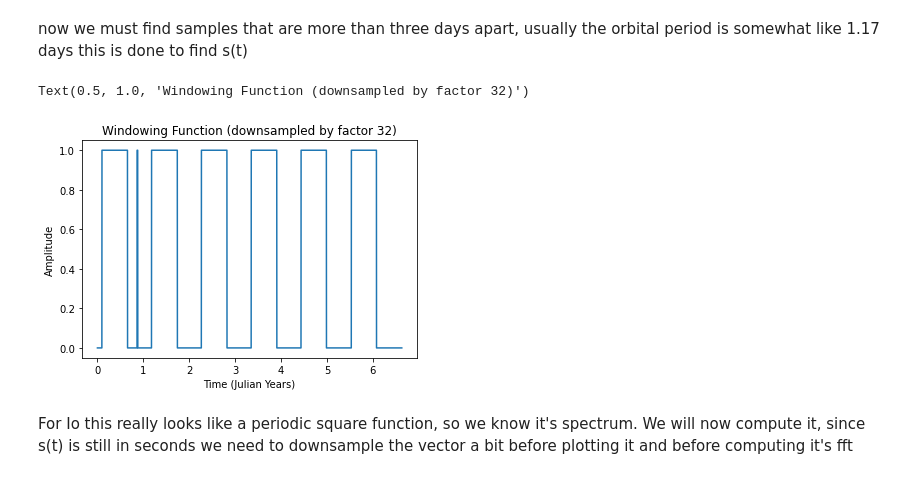
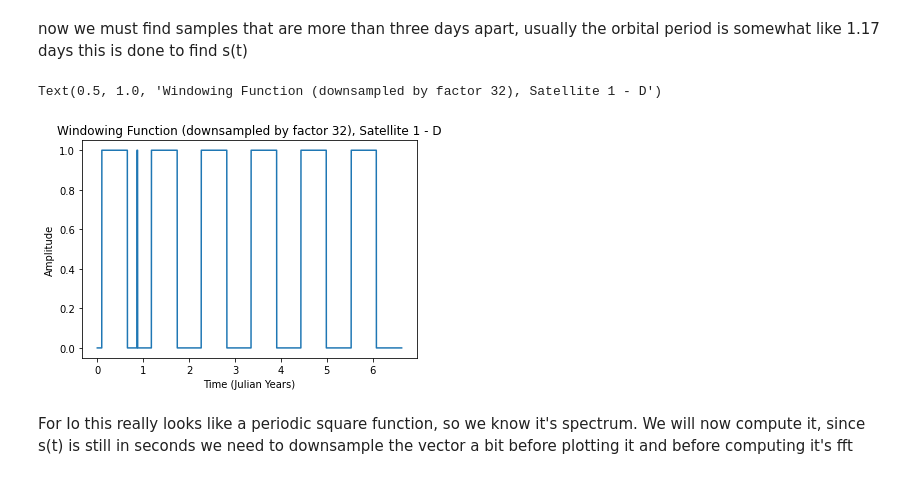
Before and after one commit to vittorioserra/jupiter_moons, a Jupyter notebook: pymeeus-master/analyzeEvent/Fourier-Analysis-of-error.ipynb, the cells around one changed output. Drawn from its saved outputs; the diff is of its cells as text; code cells hidden in the pictures.

```diff
--- a/pymeeus-master/analyzeEvent/Fourier-Analysis-of-error.ipynb
+++ b/pymeeus-master/analyzeEvent/Fourier-Analysis-of-error.ipynb
@@ -136,7 +134,7 @@ for i in range (len(relative_sampling_time)-1):
     samples_diff_vec[i] = relative_sampling_time[i+1] - relative_sampling_time[i]
 
 
-hot_positions = samples_diff_vec > 160000*2
+hot_positions = samples_diff_vec > 180000*2
 
 #print(hot_positions)
 
@@ -177,16 +175,16 @@ now we must find samples that are more than three days apart, usually the orbita
 # %%
 local_donwnsampling_factor = 32
 
 #create yeras linespace
 julian_years_linspace = np.linspace(0, (len(s_t)-1)/(3600*24*365.25), len(s_t))
 plt.plot(julian_years_linspace[::local_donwnsampling_factor], s_t[::local_donwnsampling_factor])
 
 plt.ylabel('Amplitude')
 plt.xlabel('Time (Julian Years)')
-plt.title('Windowing Function (downsampled by factor 32)')
+plt.title('Windowing Function (downsampled by factor 32), Satellite 1 - D')
 # %% [output]
-Text(0.5, 1.0, 'Windowing Function (downsampled by factor 32)')
+Text(0.5, 1.0, 'Windowing Function (downsampled by factor 32), Satellite 1 - D')
-[figure, old version]
+[figure, new version]
 # %% [markdown]
 For Io this really looks like a periodic square function, so we know it's spectrum. We will now compute it, since s(t) is still in seconds we need to downsample the vector a bit before plotting it and before computing it's fft
 # %%
```
Also changed, not shown: parts of 48 cells of this notebook, 18 other files.
